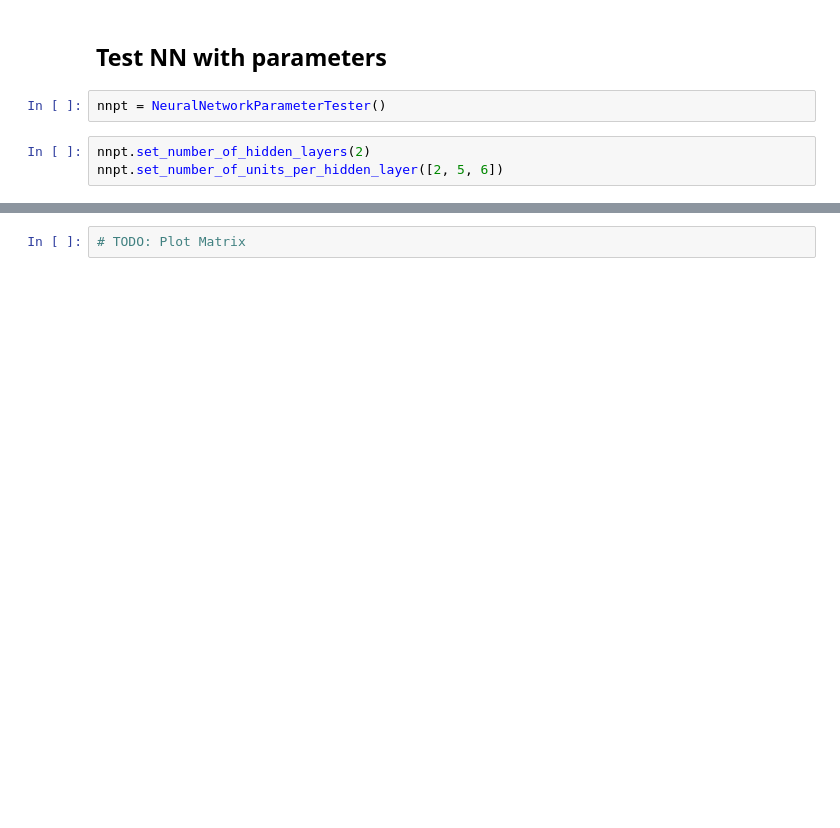
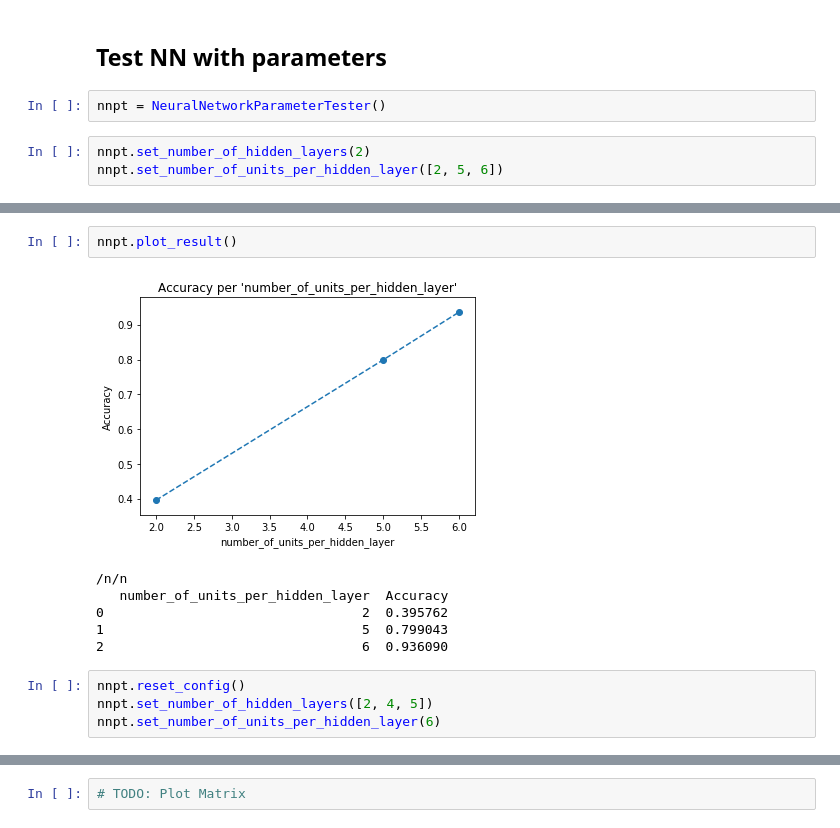
Before and after one commit to InextYou/spezasproject, a Jupyter notebook: project/Project.ipynb, the cells around one changed output, grey strips where cells are left out. Drawn from its saved outputs; the diff is of its cells as text; blank space fills up the shorter version.

```diff
--- a/project/Project.ipynb
+++ b/project/Project.ipynb
@@ -295,3 +357,16 @@ nnpt.set_number_of_units_per_hidden_layer([2, 5, 6])
+# %%
+nnpt.plot_result()
+# %% [output]
+[figure, added]
+/n/n
+   number_of_units_per_hidden_layer  Accuracy
+0                                 2  0.395762
+1                                 5  0.799043
+2                                 6  0.936090
+# %%
+nnpt.reset_config()
+nnpt.set_number_of_hidden_layers([2, 4, 5])
+nnpt.set_number_of_units_per_hidden_layer(6)
 # %%
 nnpt.parameter_config
 # %% [output]
```
Also changed, not shown: parts of 9 cells of this notebook.
